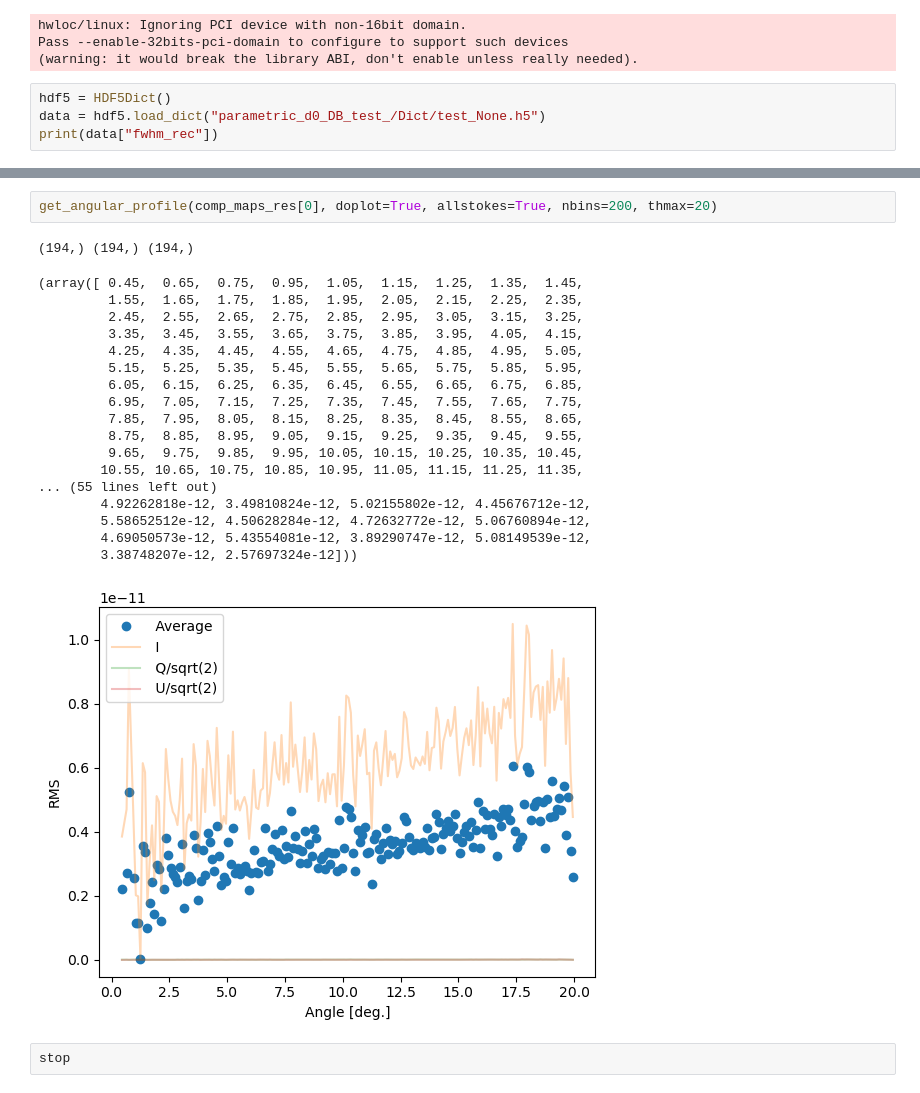
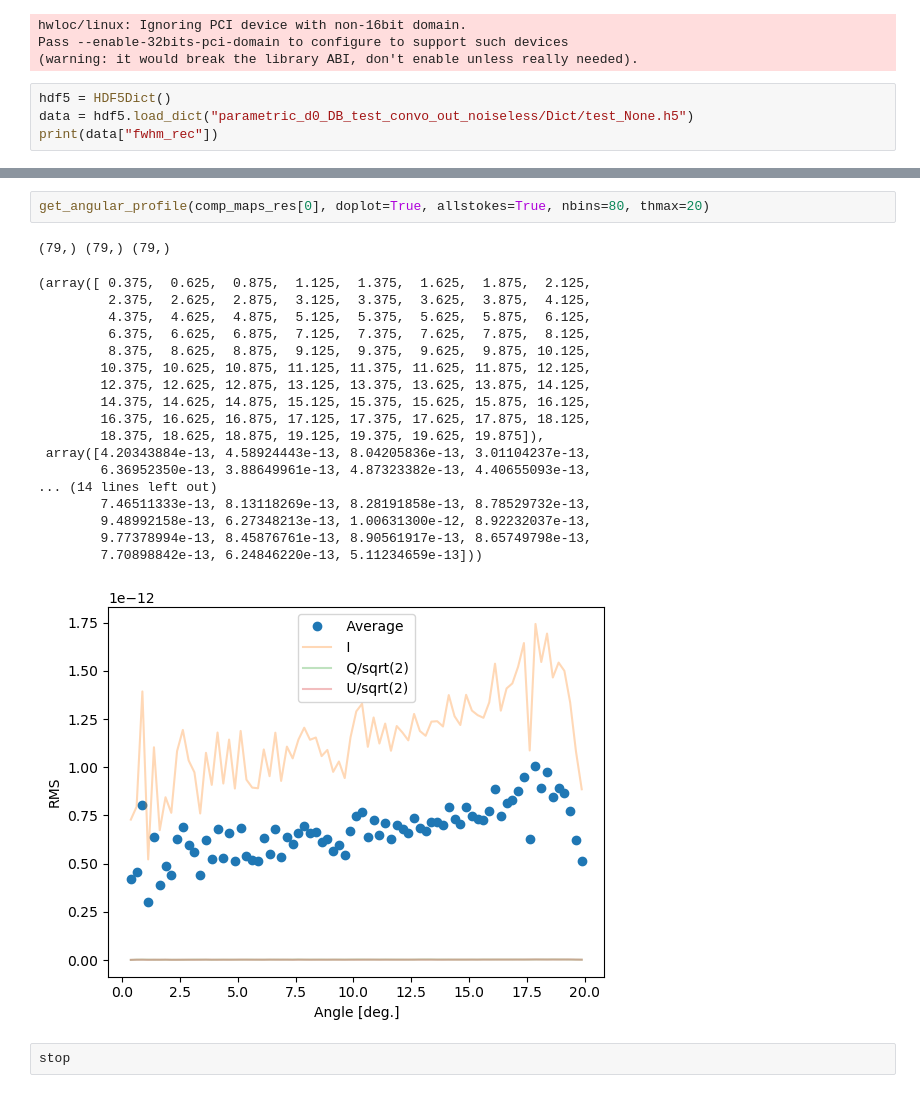
Before and after one commit to qubicsoft/qubic, a Jupyter notebook: qubic/scripts/MapMaking/src/CMM/test_maps.ipynb, the cells around one changed output, grey strips where cells are left out. Drawn from its saved outputs; the diff is of its cells as text.

```diff
--- a/qubic/scripts/MapMaking/src/CMM/test_maps.ipynb
+++ b/qubic/scripts/MapMaking/src/CMM/test_maps.ipynb
@@ -12,6 +12,6 @@ Pass --enable-32bits-pci-domain to configure to support such devices
 (warning: it would break the library ABI, don't enable unless really needed).
 # %%
 hdf5 = HDF5Dict()
-data = hdf5.load_dict("parametric_d0_DB_test_/Dict/test_None.h5")
+data = hdf5.load_dict("parametric_d0_DB_test_convo_out_noiseless/Dict/test_None.h5")
 print(data["fwhm_rec"])
 # %% [output]
@@ -221,25 +225,25 @@ for icomp in range(n):
 # %%
-get_angular_profile(comp_maps_res[0], doplot=True, allstokes=True, nbins=200, thmax=20)
+get_angular_profile(comp_maps_res[0], doplot=True, allstokes=True, nbins=80, thmax=20)
 # %% [output]
-(194,) (194,) (194,)
+(79,) (79,) (79,)
-(array([ 0.45,  0.65,  0.75,  0.95,  1.05,  1.15,  1.25,  1.35,  1.45,
-         1.55,  1.65,  1.75,  1.85,  1.95,  2.05,  2.15,  2.25,  2.35,
-         2.45,  2.55,  2.65,  2.75,  2.85,  2.95,  3.05,  3.15,  3.25,
-         3.35,  3.45,  3.55,  3.65,  3.75,  3.85,  3.95,  4.05,  4.15,
-         4.25,  4.35,  4.45,  4.55,  4.65,  4.75,  4.85,  4.95,  5.05,
-         5.15,  5.25,  5.35,  5.45,  5.55,  5.65,  5.75,  5.85,  5.95,
-         6.05,  6.15,  6.25,  6.35,  6.45,  6.55,  6.65,  6.75,  6.85,
-         6.95,  7.05,  7.15,  7.25,  7.35,  7.45,  7.55,  7.65,  7.75,
-         7.85,  7.95,  8.05,  8.15,  8.25,  8.35,  8.45,  8.55,  8.65,
-         8.75,  8.85,  8.95,  9.05,  9.15,  9.25,  9.35,  9.45,  9.55,
-         9.65,  9.75,  9.85,  9.95, 10.05, 10.15, 10.25, 10.35, 10.45,
-        10.55, 10.65, 10.75, 10.85, 10.95, 11.05, 11.15, 11.25, 11.35,
-... (55 lines left out)
-        4.92262818e-12, 3.49810824e-12, 5.02155802e-12, 4.45676712e-12,
-        5.58652512e-12, 4.50628284e-12, 4.72632772e-12, 5.06760894e-12,
-        4.69050573e-12, 5.43554081e-12, 3.89290747e-12, 5.08149539e-12,
-        3.38748207e-12, 2.57697324e-12]))
+(array([ 0.375,  0.625,  0.875,  1.125,  1.375,  1.625,  1.875,  2.125,
+         2.375,  2.625,  2.875,  3.125,  3.375,  3.625,  3.875,  4.125,
+         4.375,  4.625,  4.875,  5.125,  5.375,  5.625,  5.875,  6.125,
+         6.375,  6.625,  6.875,  7.125,  7.375,  7.625,  7.875,  8.125,
+         8.375,  8.625,  8.875,  9.125,  9.375,  9.625,  9.875, 10.125,
+        10.375, 10.625, 10.875, 11.125, 11.375, 11.625, 11.875, 12.125,
+        12.375, 12.625, 12.875, 13.125, 13.375, 13.625, 13.875, 14.125,
+        14.375, 14.625, 14.875, 15.125, 15.375, 15.625, 15.875, 16.125,
+        16.375, 16.625, 16.875, 17.125, 17.375, 17.625, 17.875, 18.125,
+        18.375, 18.625, 18.875, 19.125, 19.375, 19.625, 19.875]),
+ array([4.20343884e-13, 4.58924443e-13, 8.04205836e-13, 3.01104237e-13,
+        6.36952350e-13, 3.88649961e-13, 4.87323382e-13, 4.40655093e-13,
+... (14 lines left out)
+        7.46511333e-13, 8.13118269e-13, 8.28191858e-13, 8.78529732e-13,
+        9.48992158e-13, 6.27348213e-13, 1.00631300e-12, 8.92232037e-13,
+        9.77378994e-13, 8.45876761e-13, 8.90561917e-13, 8.65749798e-13,
+        7.70898842e-13, 6.24846220e-13, 5.11234659e-13]))
-[figure, old version]
+[figure, new version]
 # %%
 stop
 # %% [output]
```
Also changed, not shown: parts of 15 cells of this notebook, 11 other files.
